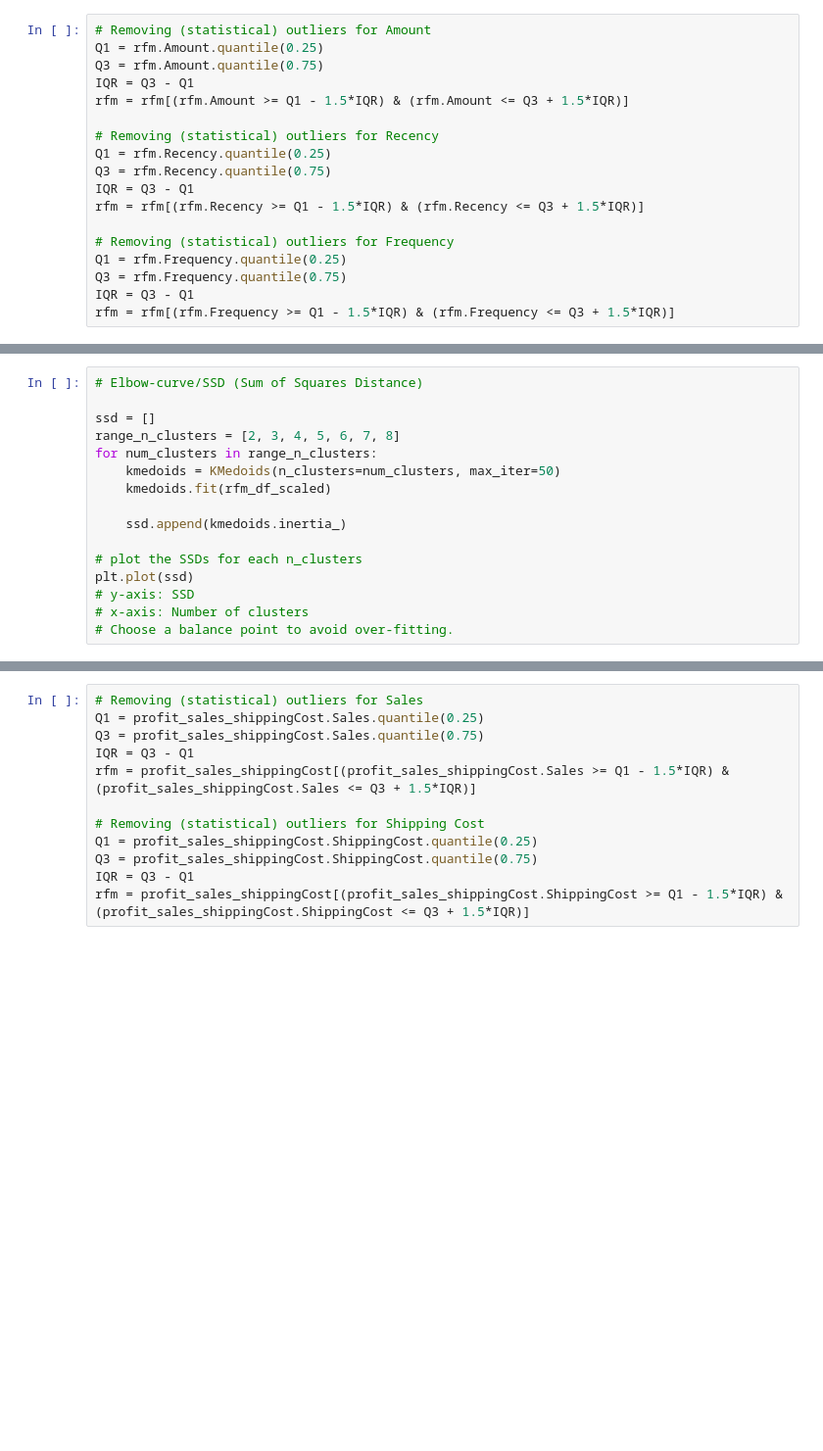
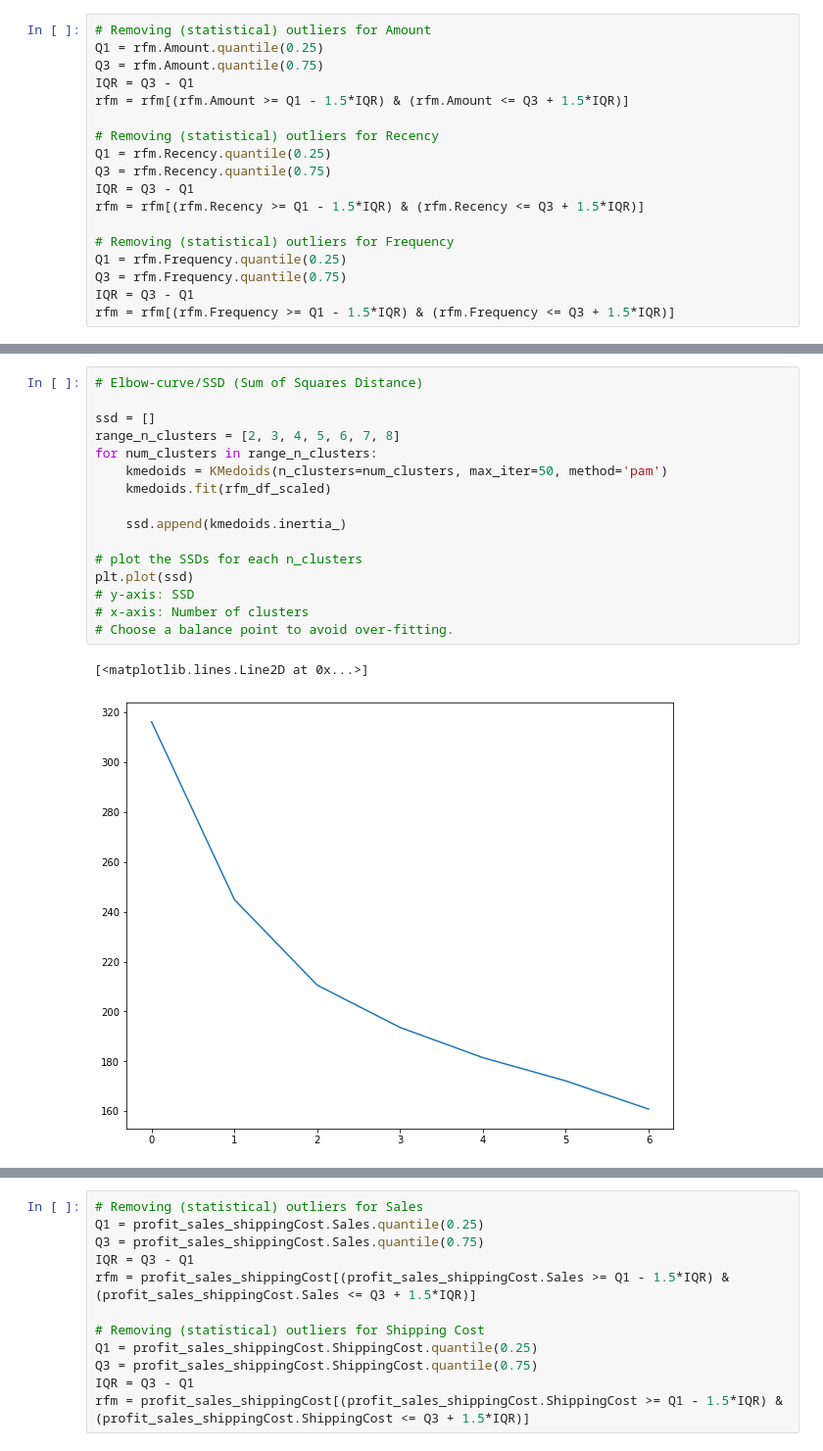
Before and after one commit to TuanDinhLe/DataMining, a Jupyter notebook: DataMining.ipynb, the cells around one changed output, grey strips where cells are left out. Shown at 98% size. Drawn from its saved outputs; the diff is of its cells as text; blank space fills up the shorter version.

```diff
--- a/DataMining.ipynb
+++ b/DataMining.ipynb
@@ -206,19 +387,22 @@ sns.boxplot(x='Cluster_Id', y='Frequency', data=rfm)
 # %%
 # Elbow-curve/SSD (Sum of Squares Distance)
 
 ssd = []
 range_n_clusters = [2, 3, 4, 5, 6, 7, 8]
 for num_clusters in range_n_clusters:
-    kmedoids = KMedoids(n_clusters=num_clusters, max_iter=50)
+    kmedoids = KMedoids(n_clusters=num_clusters, max_iter=50, method='pam')
     kmedoids.fit(rfm_df_scaled)
 
     ssd.append(kmedoids.inertia_)
 
 # plot the SSDs for each n_clusters
 plt.plot(ssd)
 # y-axis: SSD
 # x-axis: Number of clusters
 # Choose a balance point to avoid over-fitting.
+# %% [output]
+[<matplotlib.lines.Line2D at 0x...>]
+[figure, added]
 # %%
 # Silhouette analysis
 range_n_clusters = [2, 3, 4, 5, 6, 7, 8]
```
Also changed, not shown: parts of 77 cells of this notebook.
